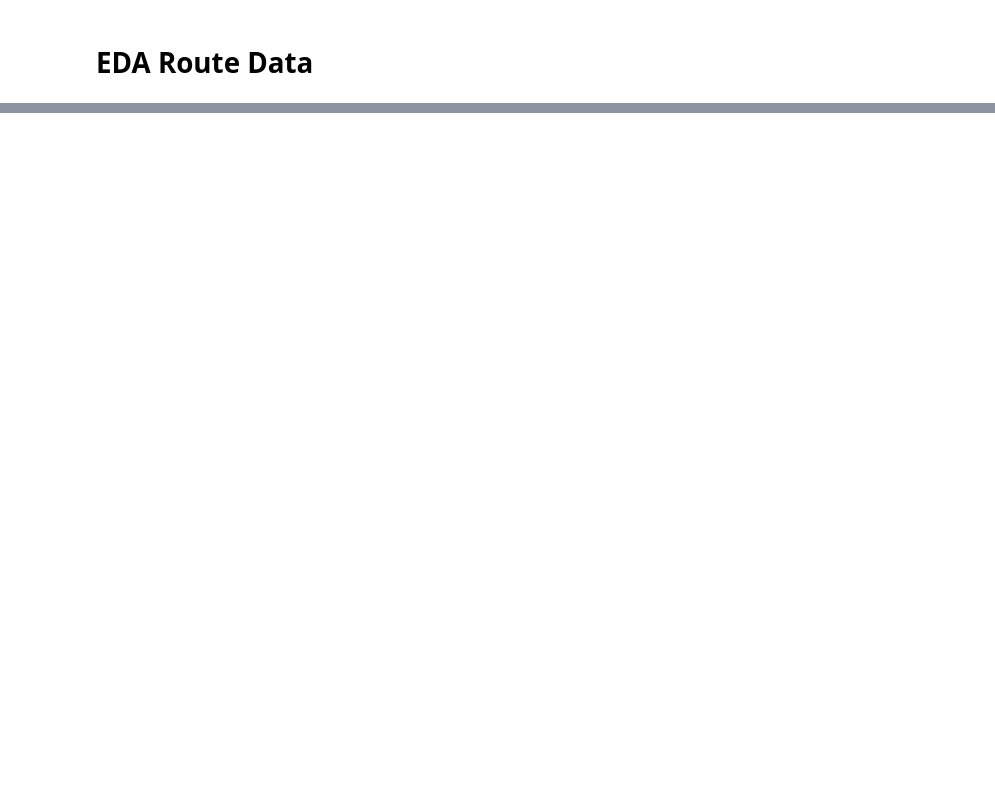
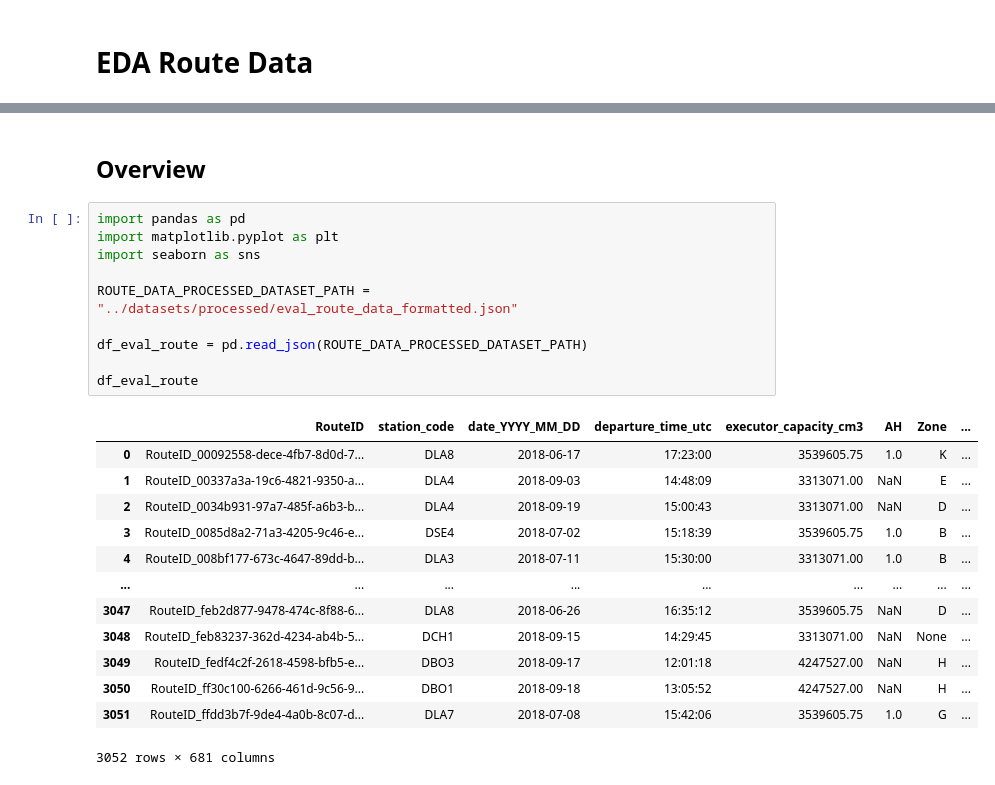
Before and after one commit to pmoros/data-mining-2023-II, a Jupyter notebook: eda/eda_route_data.ipynb, the cells around one changed output, grey strips where cells are left out. Drawn from its saved outputs; the diff is of its cells as text; blank space fills up the shorter version.

Commit message:
feat: add eda route data

```diff
--- a/eda/eda_route_data.ipynb
+++ b/eda/eda_route_data.ipynb
@@ -21,0 +3,26 @@ df
+# %% [markdown]
+## Overview
+# %%
+import pandas as pd
+import matplotlib.pyplot as plt
+import seaborn as sns
+
+ROUTE_DATA_PROCESSED_DATASET_PATH = "../datasets/processed/eval_route_data_formatted.json"
+
+df_eval_route = pd.read_json(ROUTE_DATA_PROCESSED_DATASET_PATH)
+
+df_eval_route
+# %% [output]
+|  | RouteID | station_code | date_YYYY_MM_DD | departure_time_utc | executor_capacity_cm3 | AH | Zone | ... |
+| 0 | RouteID_00092558-dece-4fb7-8d0d-7... | DLA8 | 2018-06-17 | 17:23:00 | 3539605.75 | 1.0 | K | ... |
+| 1 | RouteID_00337a3a-19c6-4821-9350-a... | DLA4 | 2018-09-03 | 14:48:09 | 3313071.00 | NaN | E | ... |
+| 2 | RouteID_0034b931-97a7-485f-a6b3-b... | DLA4 | 2018-09-19 | 15:00:43 | 3313071.00 | NaN | D | ... |
+| 3 | RouteID_0085d8a2-71a3-4205-9c46-e... | DSE4 | 2018-07-02 | 15:18:39 | 3539605.75 | 1.0 | B | ... |
+| 4 | RouteID_008bf177-673c-4647-89dd-b... | DLA3 | 2018-07-11 | 15:30:00 | 3313071.00 | 1.0 | B | ... |
+| ... | ... | ... | ... | ... | ... | ... | ... | ... |
+| 3047 | RouteID_feb2d877-9478-474c-8f88-6... | DLA8 | 2018-06-26 | 16:35:12 | 3539605.75 | NaN | D | ... |
+| 3048 | RouteID_feb83237-362d-4234-ab4b-5... | DCH1 | 2018-09-15 | 14:29:45 | 3313071.00 | NaN | None | ... |
+| 3049 | RouteID_fedf4c2f-2618-4598-bfb5-e... | DBO3 | 2018-09-17 | 12:01:18 | 4247527.00 | NaN | H | ... |
+| 3050 | RouteID_ff30c100-6266-461d-9c56-9... | DBO1 | 2018-09-18 | 13:05:52 | 4247527.00 | NaN | H | ... |
+| 3051 | RouteID_ffdd3b7f-9de4-4a0b-8c07-d... | DLA7 | 2018-07-08 | 15:42:06 | 3539605.75 | 1.0 | G | ... |
+3052 rows × 681 columns
```
Also changed, not shown: parts of 13 cells of this notebook.
